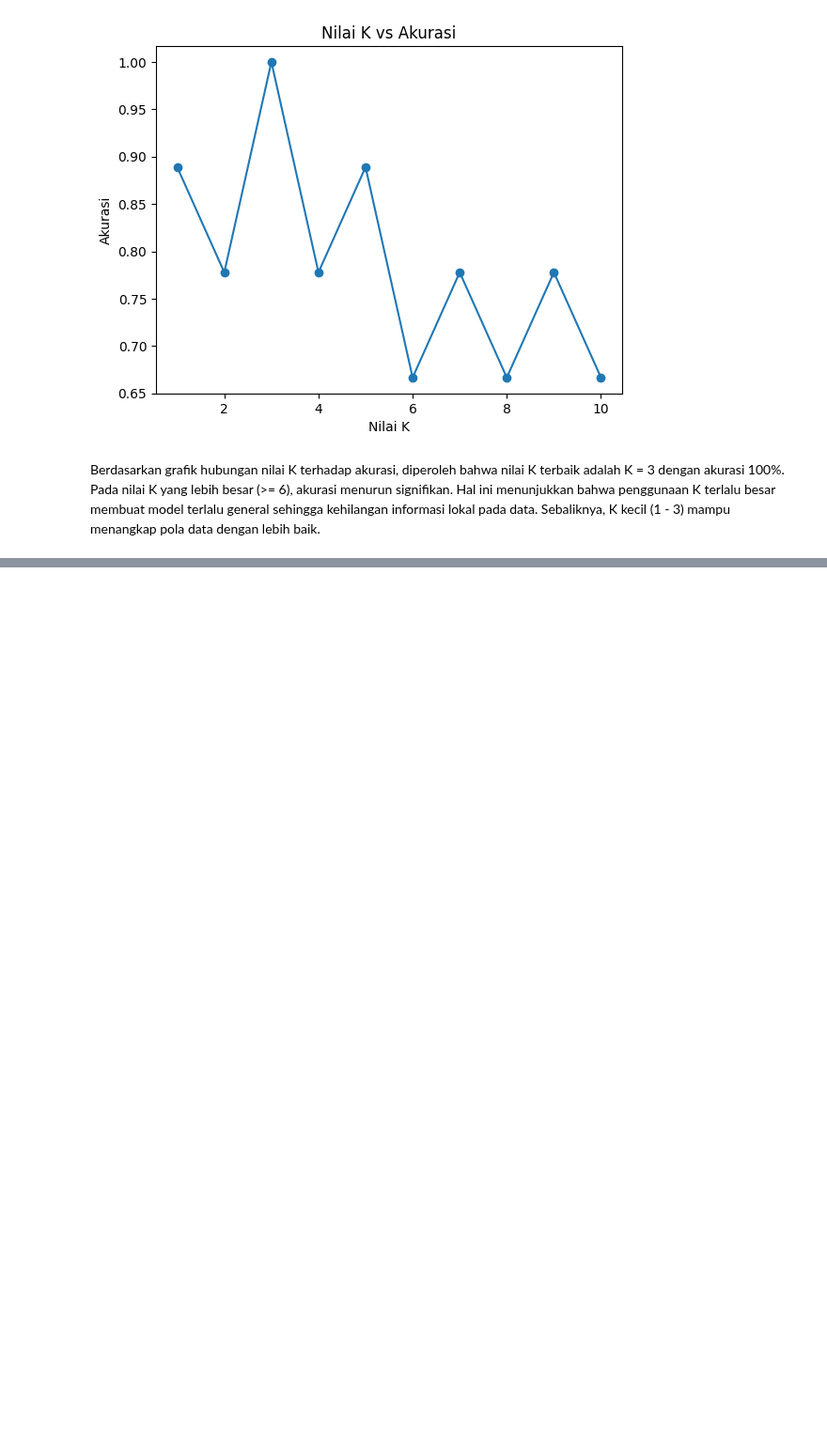
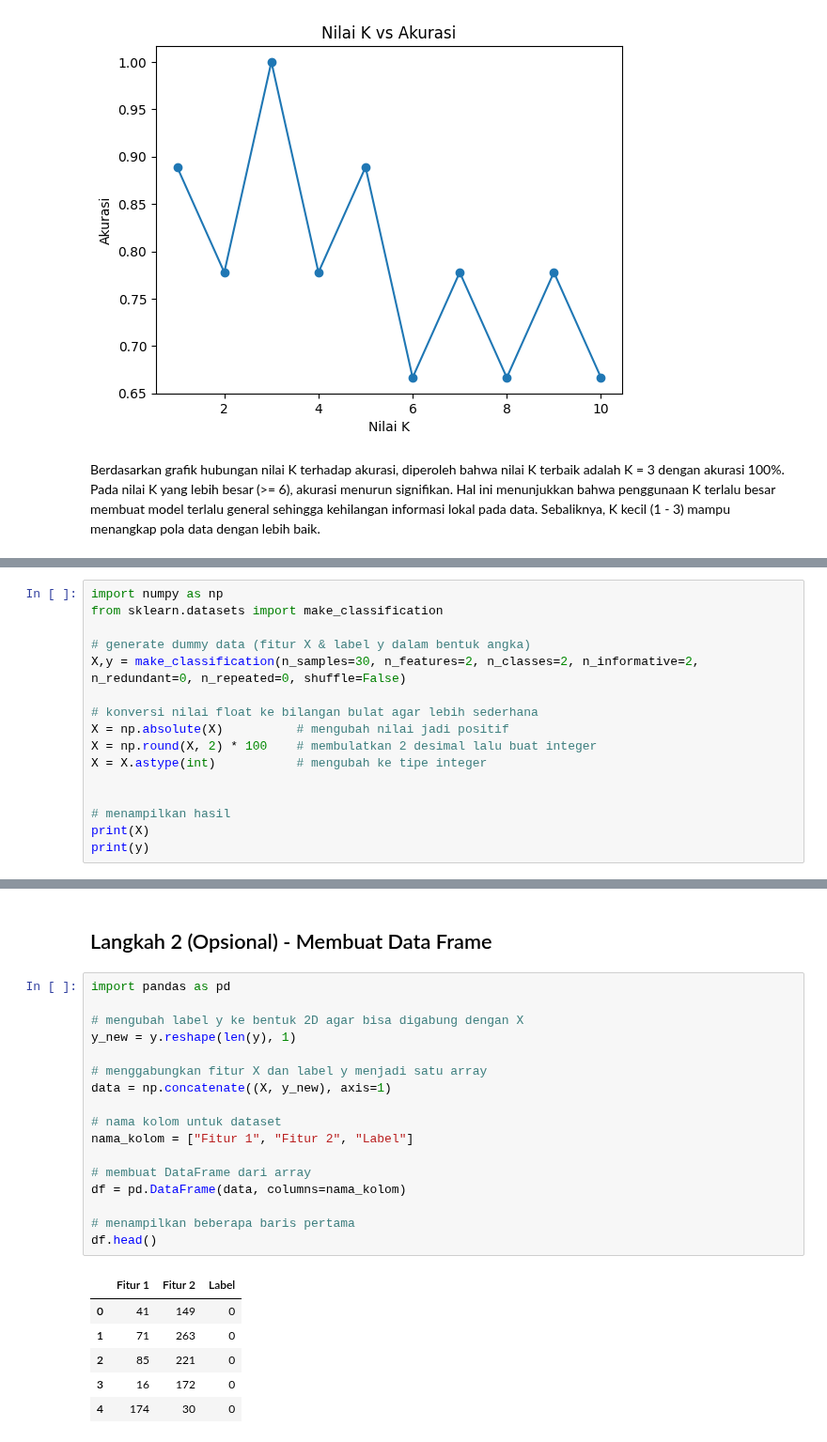
Before and after one commit to RizkyaSalsabila/Assignment-Sem5_ML_Rizkya-Salsabila, a Jupyter notebook: praktikum_09/TG9_2341720056_Rizkya_Salsabila.ipynb, the cells around one changed output, grey strips where cells are left out. Shown at 94% size. Cells and saved outputs as stored; diff of their text form; blank space fills up the shorter version.

```diff
--- a/praktikum_09/TG9_2341720056_Rizkya_Salsabila.ipynb
+++ b/praktikum_09/TG9_2341720056_Rizkya_Salsabila.ipynb
@@ -427,0 +432,16 @@ Berdasarkan grafik hubungan nilai K terhadap akurasi, diperoleh bahwa nilai K te
+# %%
+import numpy as np
+from sklearn.datasets import make_classification
+
+# generate dummy data (fitur X & label y dalam bentuk angka)
+X,y = make_classification(n_samples=30, n_features=2, n_classes=2, n_informative=2, n_redundant=0, n_repeated=0, shuffle=False)
+
+# konversi nilai float ke bilangan bulat agar lebih sederhana
+X = np.absolute(X)          # mengubah nilai jadi positif
+X = np.round(X, 2) * 100    # membulatkan 2 desimal lalu buat integer
+X = X.astype(int)           # mengubah ke tipe integer
+
+
+# menampilkan hasil
+print(X)
+print(y)
@@ -427,0 +466,26 @@ Berdasarkan grafik hubungan nilai K terhadap akurasi, diperoleh bahwa nilai K te
+# %% [markdown]
+## Langkah 2 (Opsional) - Membuat Data Frame
+# %%
+import pandas as pd
+
+# mengubah label y ke bentuk 2D agar bisa digabung dengan X
+y_new = y.reshape(len(y), 1)
+
+# menggabungkan fitur X dan label y menjadi satu array
+data = np.concatenate((X, y_new), axis=1)
+
+# nama kolom untuk dataset
+nama_kolom = ["Fitur 1", "Fitur 2", "Label"]
+
+# membuat DataFrame dari array
+df = pd.DataFrame(data, columns=nama_kolom)
+
+# menampilkan beberapa baris pertama
+df.head()
+# %% [output]
+|  | Fitur 1 | Fitur 2 | Label |
+| 0 | 41 | 149 | 0 |
+| 1 | 71 | 263 | 0 |
+| 2 | 85 | 221 | 0 |
+| 3 | 16 | 172 | 0 |
+| 4 | 174 | 30 | 0 |
```
Also changed, not shown: parts of 11 cells of this notebook.
